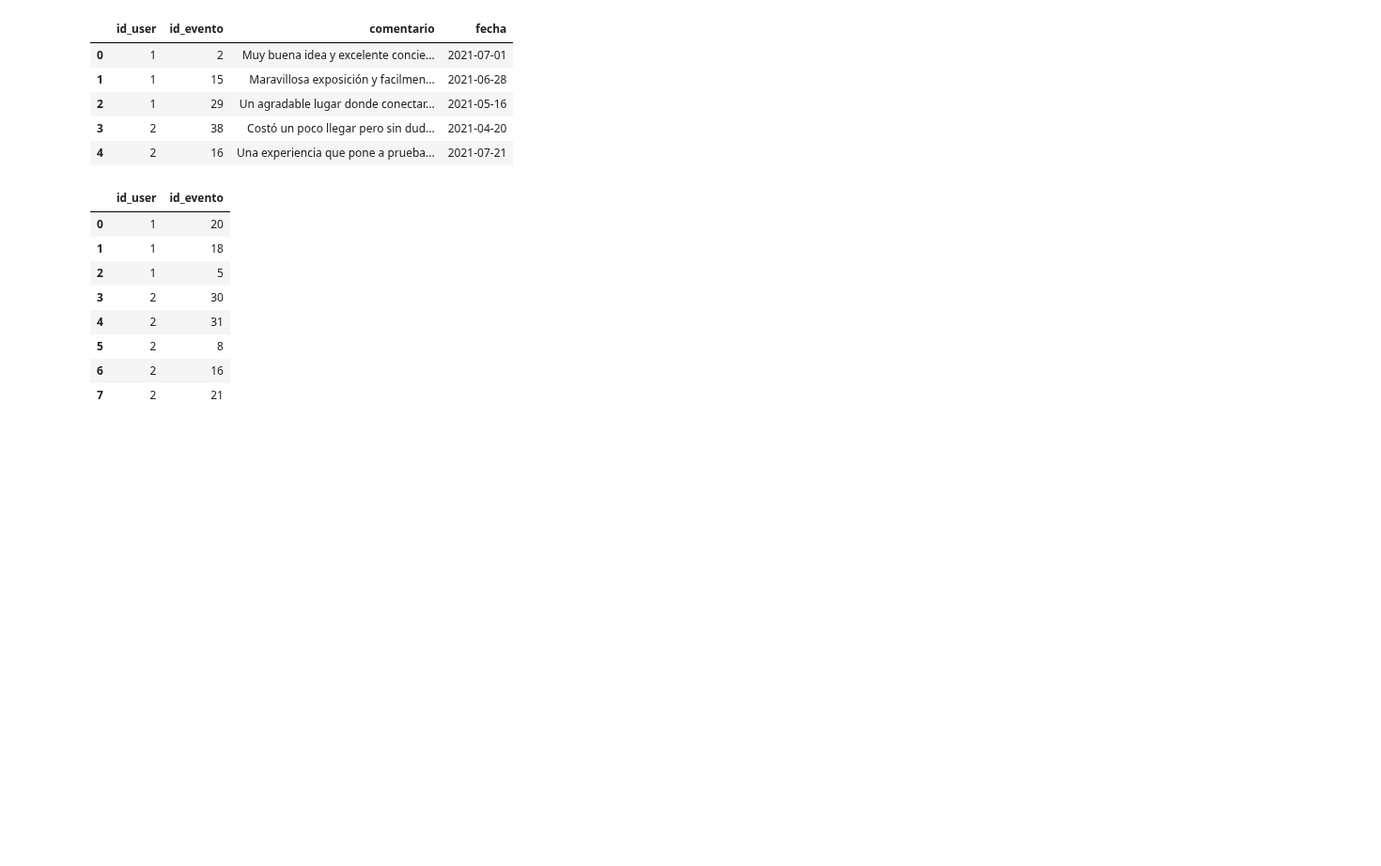
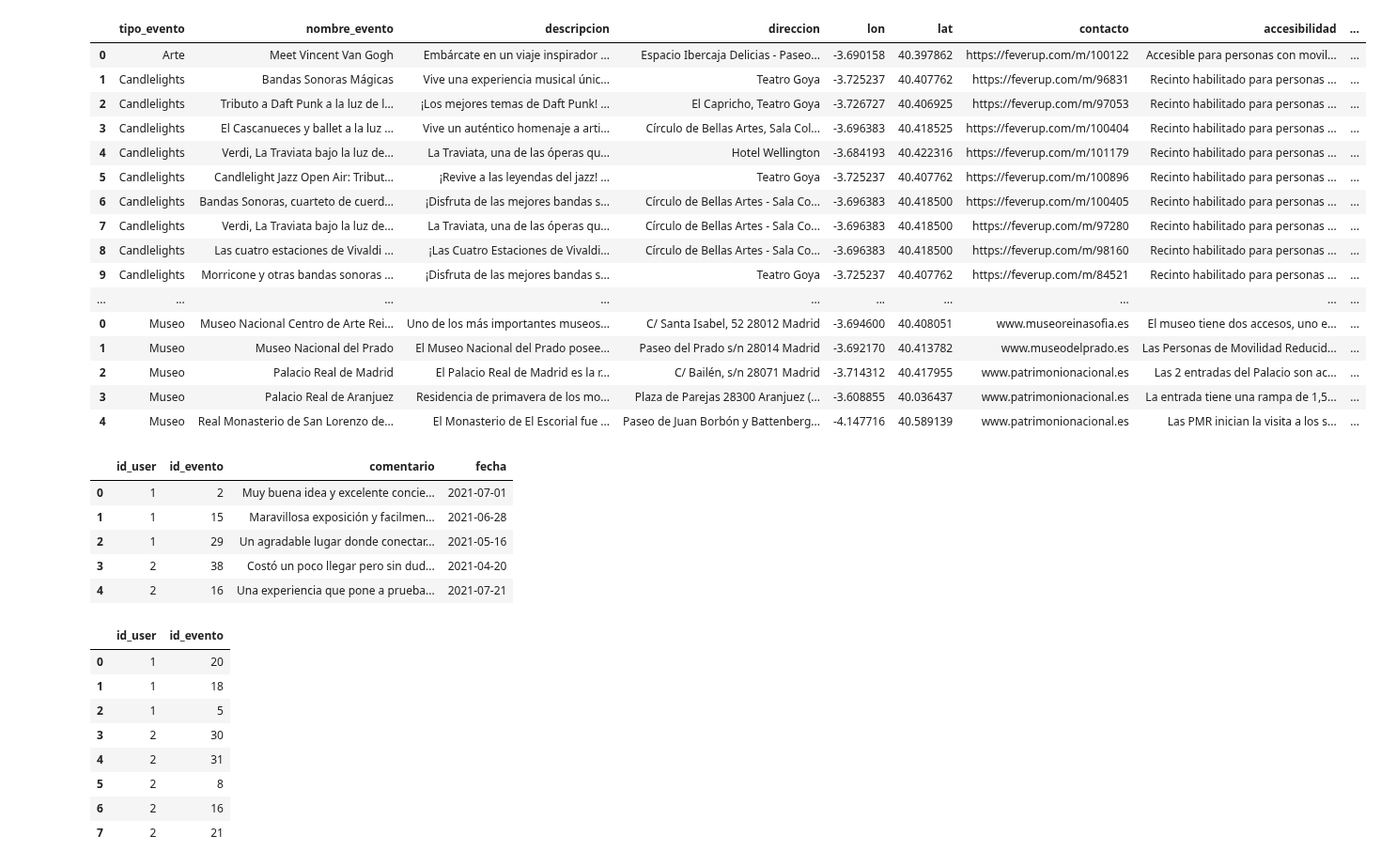
Before and after one commit to Garcipaldis/bridge_datascience_JorgeGarcia, a Jupyter notebook: Tripulaciones/extra_inserts.ipynb, the cells around one changed output. Shown at 94% size. Drawn from its saved outputs; the diff is of its cells as text; code cells hidden in the pictures; blank space fills up the shorter version.

```diff
--- a/Tripulaciones/extra_inserts.ipynb
+++ b/Tripulaciones/extra_inserts.ipynb
@@ -18,3 +18,19 @@ SQL_ALCHEMY = 'mysql+pymysql://' + USER + ':' + PASSWORD + '@' + IP_DNS + ':' +
 
 # Creamos conexión
 engine = create_engine(SQL_ALCHEMY)
+# %%
+df = pd.read_csv('data/all_data.csv', index_col=0)
+# %%
+df.nombre_evento = df.nombre_evento.apply(lambda x: x.replace(' Tributos: ', ''))
+df.nombre_evento = df.nombre_evento.apply(lambda x: x.replace(' Candlelight: ', ''))
+df.nombre_evento = df.nombre_evento.apply(lambda x: x.replace(' Cruz de Navajas: ', ''))
+df.nombre_evento = df.nombre_evento.apply(lambda x: x.replace(' Candlelight Open Air: ', ''))
+df.nombre_evento = df.nombre_evento.apply(lambda x: x.replace(' Corona Paradise: la experiencia interactiva más instagrameable del verano ', 'Corona Paradise'))
+df.nombre_evento = df.nombre_evento.apply(lambda x: x.replace('Meet Vincent van Gogh: una experiencia inmersiva del Museo Van Gogh ', 'Meet Vincent Van Gogh'))
+df.nombre_evento = df.nombre_evento.apply(lambda x: x.replace(' Meet Vincent van Gogh: una experiencia inmersiva del Museo Van Gogh ', 'Meet Vincent Van Gogh'))
+df.nombre_evento = df.nombre_evento.apply(lambda x: x[1:] if x[0] == ' ' else x)
+df.nombre_evento = df.nombre_evento.apply(lambda x: x[:-1] if x[-1] == ' ' else x)
+df.nombre_evento = df.nombre_evento.apply(lambda x: x[0].upper() + x[1:])
+df.nombre_evento = df.nombre_evento.apply(lambda x: x.replace('NAVALQUEJIGO', 'Navalquejigo'))
+
+df.nombre_evento.values
@@ -20,0 +55,6 @@ engine = create_engine(SQL_ALCHEMY)
+# %%
+df.accesibilidad = df.accesibilidad.apply(lambda x: x.replace('Información importante: e', 'E'))
+df.accesibilidad = df.accesibilidad.apply(lambda x: x.replace('Accesibilidad: a', 'A'))
+df.accesibilidad = df.accesibilidad.apply(lambda x: x.replace('Accesibilidad: r', 'R'))
+
+df.accesibilidad.values
@@ -20,0 +79,20 @@ engine = create_engine(SQL_ALCHEMY)
+# %%
+df
+# %% [output]
+|  | tipo_evento | nombre_evento | descripcion | direccion | lon | lat | contacto | accesibilidad | ... |
+| 0 | Arte | Meet Vincent Van Gogh | Embárcate en un viaje inspirador ... | Espacio Ibercaja Delicias - Paseo... | -3.690158 | 40.397862 | https://feverup.com/m/100122 | Accesible para personas con movil... | ... |
+| 1 | Candlelights | Bandas Sonoras Mágicas | Vive una experiencia musical únic... | Teatro Goya | -3.725237 | 40.407762 | https://feverup.com/m/96831 | Recinto habilitado para personas ... | ... |
+| 2 | Candlelights | Tributo a Daft Punk a la luz de l... | ¡Los mejores temas de Daft Punk! ... | El Capricho, Teatro Goya | -3.726727 | 40.406925 | https://feverup.com/m/97053 | Recinto habilitado para personas ... | ... |
+| 3 | Candlelights | El Cascanueces y ballet a la luz ... | Vive un auténtico homenaje a arti... | Círculo de Bellas Artes, Sala Col... | -3.696383 | 40.418525 | https://feverup.com/m/100404 | Recinto habilitado para personas ... | ... |
+| 4 | Candlelights | Verdi, La Traviata bajo la luz de... | La Traviata, una de las óperas qu... | Hotel Wellington | -3.684193 | 40.422316 | https://feverup.com/m/101179 | Recinto habilitado para personas ... | ... |
+| 5 | Candlelights | Candlelight Jazz Open Air: Tribut... | ¡Revive a las leyendas del jazz! ... | Teatro Goya | -3.725237 | 40.407762 | https://feverup.com/m/100896 | Recinto habilitado para personas ... | ... |
+| 6 | Candlelights | Bandas Sonoras, cuarteto de cuerd... | ¡Disfruta de las mejores bandas s... | Círculo de Bellas Artes - Sala Co... | -3.696383 | 40.418500 | https://feverup.com/m/100405 | Recinto habilitado para personas ... | ... |
+| 7 | Candlelights | Verdi, La Traviata bajo la luz de... | La Traviata, una de las óperas qu... | Círculo de Bellas Artes - Sala Co... | -3.696383 | 40.418500 | https://feverup.com/m/97280 | Recinto habilitado para personas ... | ... |
+| 8 | Candlelights | Las cuatro estaciones de Vivaldi ... | ¡Las Cuatro Estaciones de Vivaldi... | Círculo de Bellas Artes - Sala Co... | -3.696383 | 40.418500 | https://feverup.com/m/98160 | Recinto habilitado para personas ... | ... |
+| 9 | Candlelights | Morricone y otras bandas sonoras ... | ¡Disfruta de las mejores bandas s... | Teatro Goya | -3.725237 | 40.407762 | https://feverup.com/m/84521 | Recinto habilitado para personas ... | ... |
+| ... | ... | ... | ... | ... | ... | ... | ... | ... | ... |
+| 0 | Museo | Museo Nacional Centro de Arte Rei... | Uno de los más importantes museos... | C/ Santa Isabel, 52 28012 Madrid | -3.694600 | 40.408051 | www.museoreinasofia.es | El museo tiene dos accesos, uno e... | ... |
+| 1 | Museo | Museo Nacional del Prado | El Museo Nacional del Prado posee... | Paseo del Prado s/n 28014 Madrid | -3.692170 | 40.413782 | www.museodelprado.es | Las Personas de Movilidad Reducid... | ... |
+| 2 | Museo | Palacio Real de Madrid | El Palacio Real de Madrid es la r... | C/ Bailén, s/n 28071 Madrid | -3.714312 | 40.417955 | www.patrimonionacional.es | Las 2 entradas del Palacio son ac... | ... |
+| 3 | Museo | Palacio Real de Aranjuez | Residencia de primavera de los mo... | Plaza de Parejas 28300 Aranjuez (... | -3.608855 | 40.036437 | www.patrimonionacional.es | La entrada tiene una rampa de 1,5... | ... |
+| 4 | Museo | Real Monasterio de San Lorenzo de... | El Monasterio de El Escorial fue ... | Paseo de Juan Borbón y Battenberg... | -4.147716 | 40.589139 | www.patrimonionacional.es | Las PMR inician la visita a los s... | ... |
```
Also changed, not shown: parts of 3 cells of this notebook.
